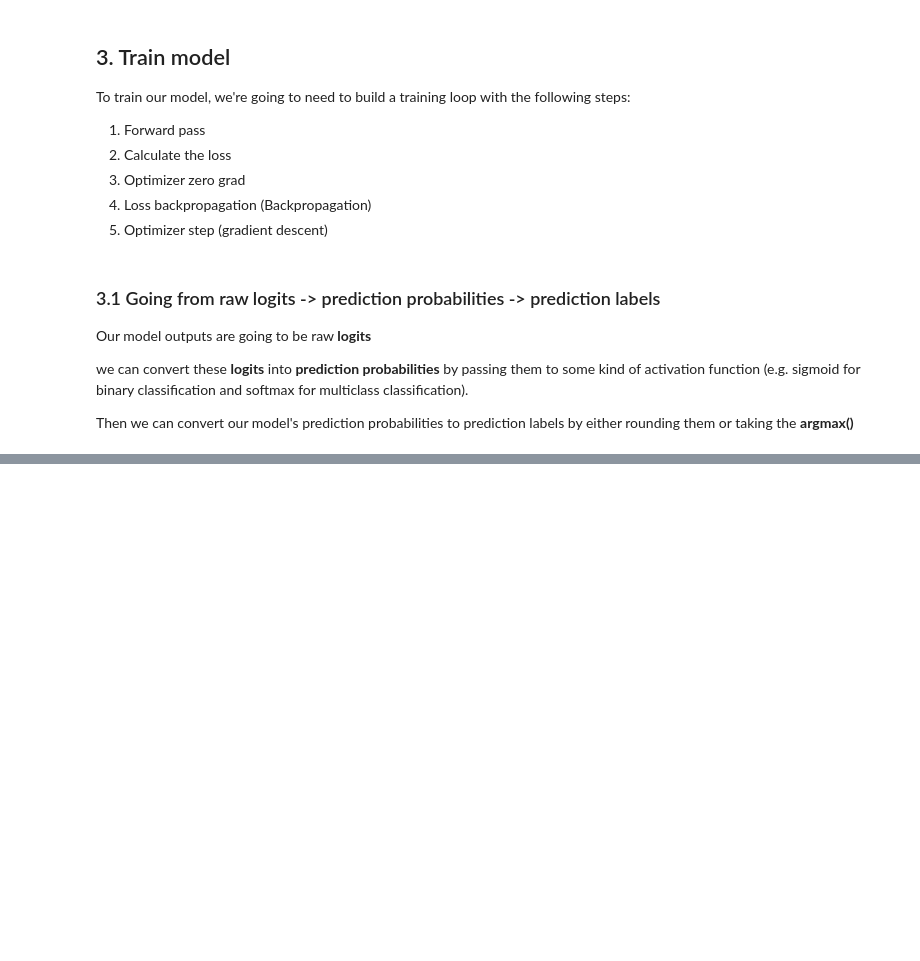
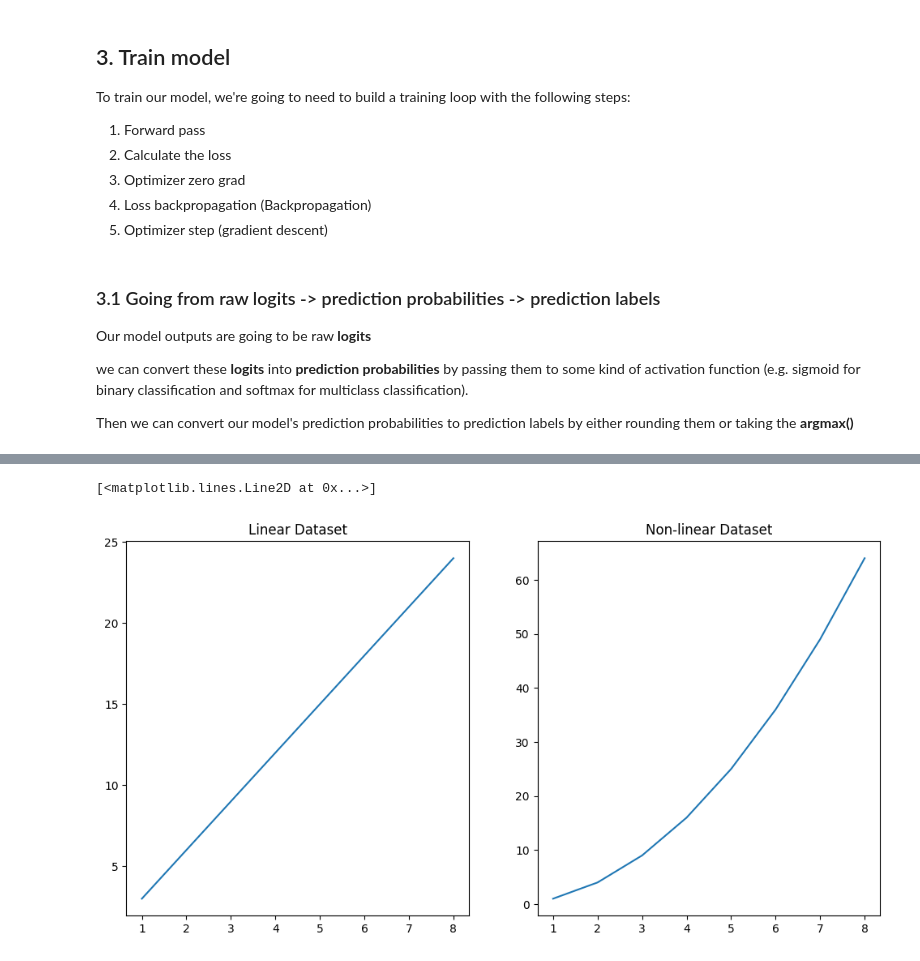
Before and after one commit to Bishal-Stha/machine_learning, a Jupyter notebook: Real_ML_Stuff/PyTorch/0_2_pytorch_fundamental_video.ipynb, the cells around one changed output, grey strips where cells are left out. Cells and saved outputs as stored; diff of their text form; code cells hidden in the pictures; blank space fills up the shorter version.

```diff
--- a/Real_ML_Stuff/PyTorch/0_2_pytorch_fundamental_video.ipynb
+++ b/Real_ML_Stuff/PyTorch/0_2_pytorch_fundamental_video.ipynb
@@ -289,0 +495,16 @@ Then we can convert our model's prediction probabilities to prediction labels by
+# %%
+# plotting decision boundary
+p = np.array([1,2,3,4,5,6,7,8])
+q = np.array([3,6,9,12,15,18,21,24])
+r = np.array([1,4,9,16,25,36,49,64])
+
+plt.figure(figsize=(12,6))
+plt.subplot(1,2,1)
+plt.title("Linear Dataset")
+plt.plot(p,q)
+plt.subplot(1,2,2)
+plt.title("Non-linear Dataset")
+plt.plot(p,r)
+# %% [output]
+[<matplotlib.lines.Line2D at 0x...>]
+[figure, added]
```
Also changed, not shown: parts of 28 cells of this notebook, 2 other files.
